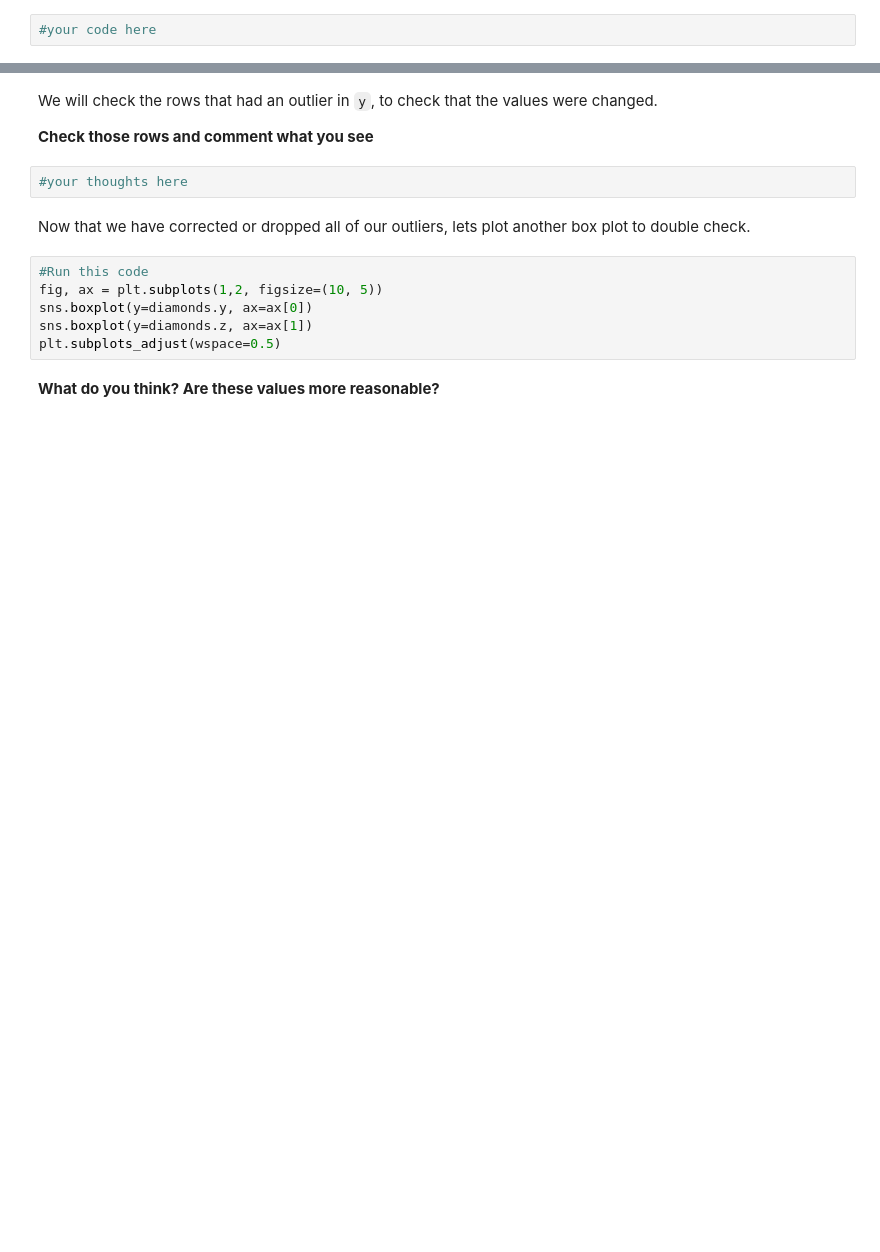
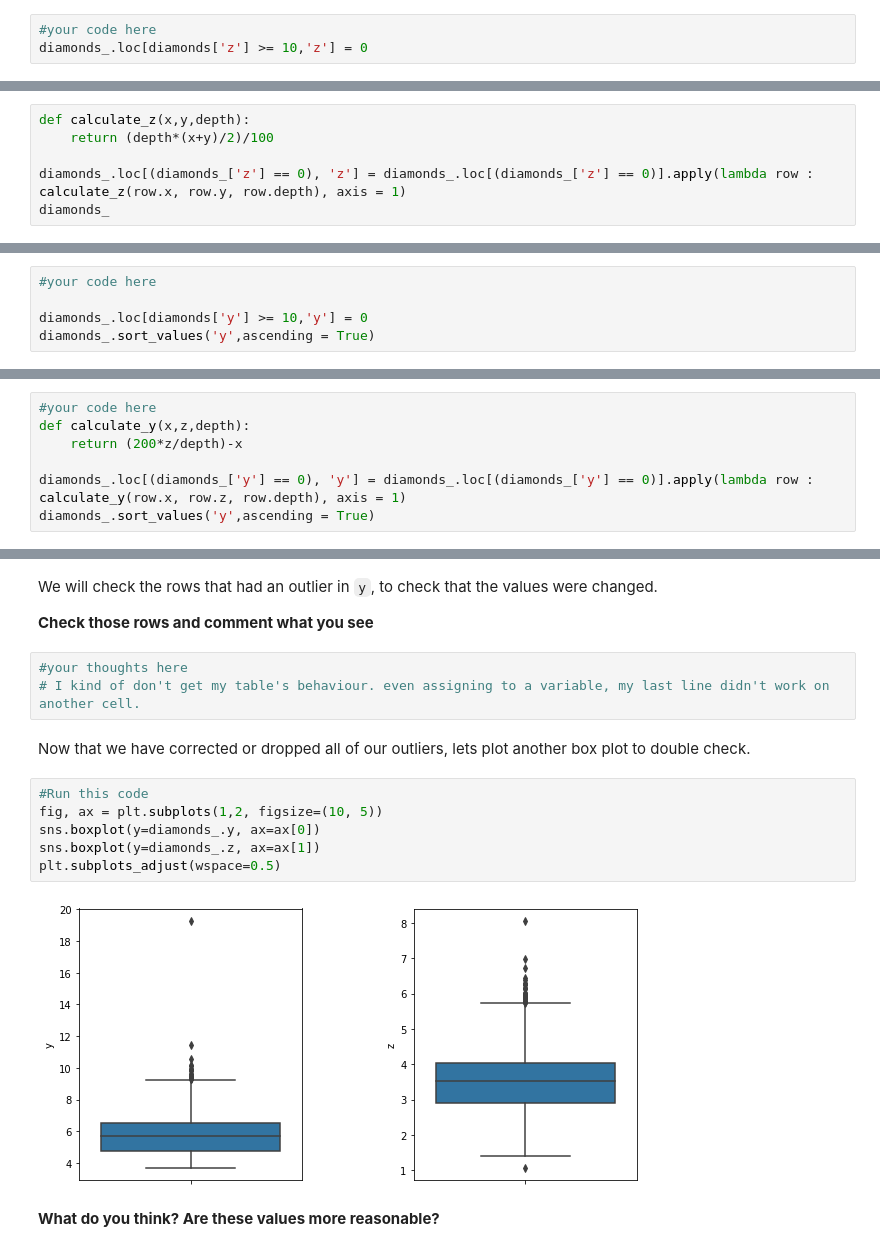
Before and after one commit to ta-data-lis/M2-mini-project1, a Jupyter notebook: 1.-Data Cleaning.ipynb, the cells around one changed output, grey strips where cells are left out. Saved outputs shown, nothing was run; the diff lists cells and outputs as text; blank space fills up the shorter version.

```diff
--- a/1.-Data Cleaning.ipynb
+++ b/1.-Data Cleaning.ipynb
@@ -172,6 +510,7 @@ Now that we have found the outlier, let's use the function we defined earlier to
 **Apply `calculate_z` for the row with the outlier**
 # %%
 #your code here
+diamonds_.loc[diamonds['z'] >= 10,'z'] = 0
 # %% [markdown]
 Let's check if we actually corrected the outlier.
 # %%
@@ -178,0 +530,6 @@ diamonds.loc[48410]
+# %%
+def calculate_z(x,y,depth):
+    return (depth*(x+y)/2)/100
+
+diamonds_.loc[(diamonds_['z'] == 0), 'z'] = diamonds_.loc[(diamonds_['z'] == 0)].apply(lambda row : calculate_z(row.x, row.y, row.depth), axis = 1)
+diamonds_
@@ -184,0 +568,5 @@ Now let's do the same for `y`. First, let's filter the DataFrame to find the out
+# %%
+#your code here
+
+diamonds_.loc[diamonds['y'] >= 10,'y'] = 0
+diamonds_.sort_values('y',ascending = True)
@@ -190,0 +591,7 @@ We can clearly see that the 31.8 in row 49189 is an outlier for the y value. Als
+# %%
+#your code here
+def calculate_y(x,z,depth):
+    return (200*z/depth)-x
+
+diamonds_.loc[(diamonds_['y'] == 0), 'y'] = diamonds_.loc[(diamonds_['y'] == 0)].apply(lambda row : calculate_y(row.x, row.z, row.depth), axis = 1)
+diamonds_.sort_values('y',ascending = True)
@@ -192,15 +613,18 @@ We can clearly see that the 31.8 in row 49189 is an outlier for the y value. Als
 We will check the rows that had an outlier in `y`, to check that the values were changed.
 
 **Check those rows and comment what you see**
-# %%
-#your thoughts here
+# %%
+#your thoughts here
+# I kind of don't get my table's behaviour. even assigning to a variable, my last line didn't work on another cell.
 # %% [markdown]
 Now that we have corrected or dropped all of our outliers, lets plot another box plot to double check.
 # %%
 #Run this code
 fig, ax = plt.subplots(1,2, figsize=(10, 5))
-sns.boxplot(y=diamonds.y, ax=ax[0])
-sns.boxplot(y=diamonds.z, ax=ax[1])
+sns.boxplot(y=diamonds_.y, ax=ax[0])
+sns.boxplot(y=diamonds_.z, ax=ax[1])
 plt.subplots_adjust(wspace=0.5)
+# %% [output]
+[figure, added]
 # %% [markdown]
 **What do you think? Are these values more reasonable?**
```
Also changed, not shown: parts of 44 cells of this notebook, 1 other file.
